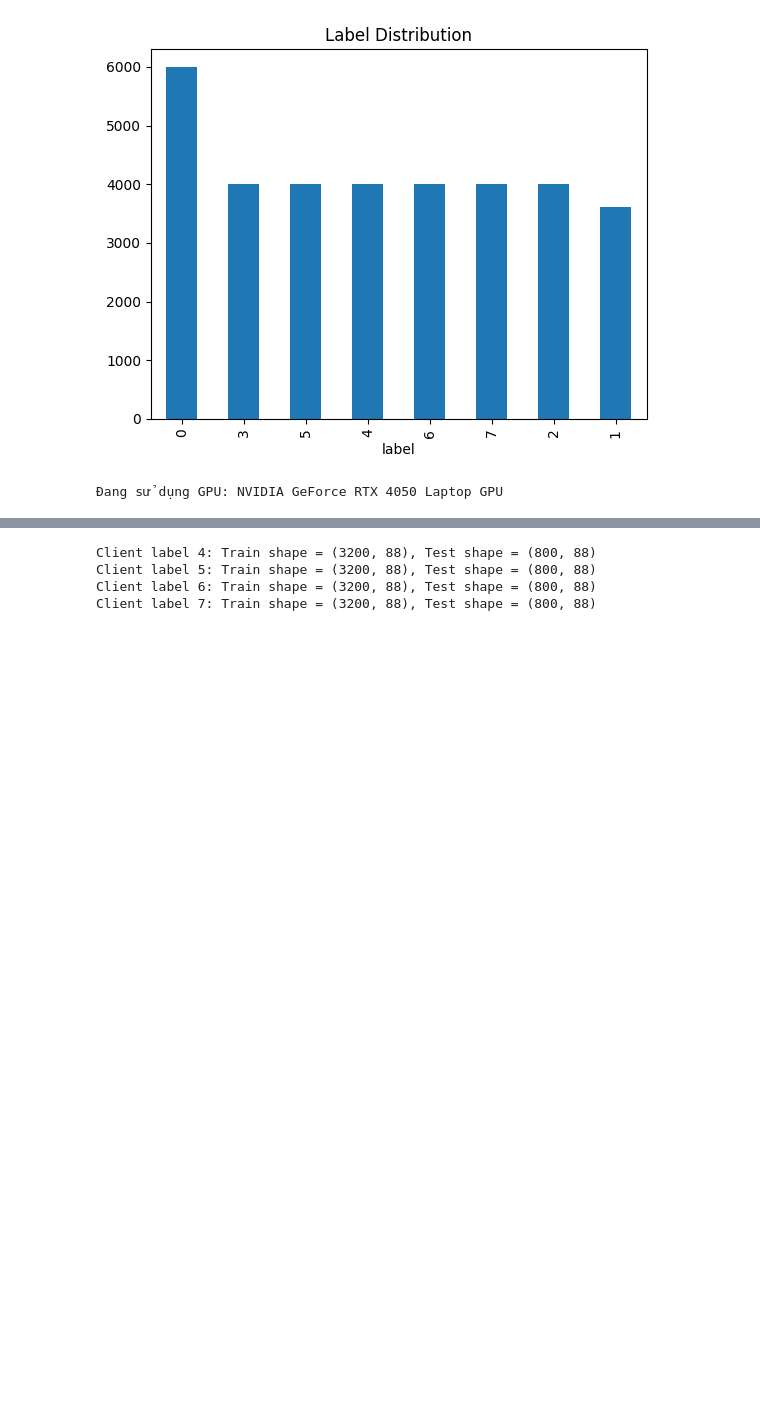
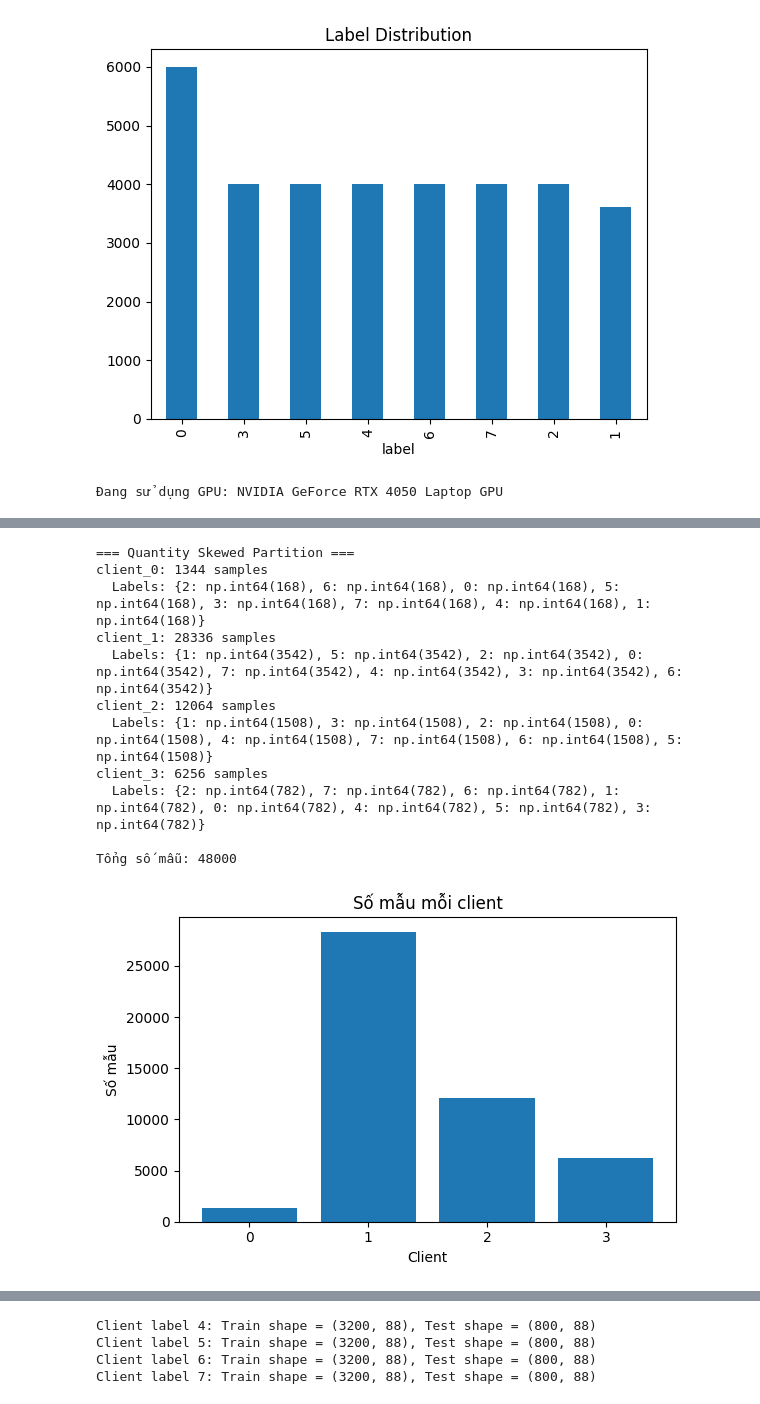
Before and after one commit to J4ck13Ch4n/Federated_Learning, a Jupyter notebook: CIC-IoT-DIAD-2024-IoT-Device-Identification-Anomaly-Detection-using-Diffusion-Models-BiRNN/Federated_Learning_IoT_Anomaly_Detection.ipynb, the cells around one changed output, grey strips where cells are left out. Saved outputs shown, nothing was run; the diff lists cells and outputs as text; code cells hidden in the pictures; blank space fills up the shorter version.

```diff
--- a/CIC-IoT-DIAD-2024-IoT-Device-Identification-Anomaly-Detection-using-Diffusion-Models-BiRNN/Federated_Learning_IoT_Anomaly_Detection.ipynb
+++ b/CIC-IoT-DIAD-2024-IoT-Device-Identification-Anomaly-Detection-using-Diffusion-Models-BiRNN/Federated_Learning_IoT_Anomaly_Detection.ipynb
@@ -201,4 +206,33 @@ Tổng số mẫu: 33618
 [figure]
+# %%
+from sklearn.utils import resample
+
+def oversample_client_df(client_df):
+    max_count = client_df['label'].value_counts().max()
+    dfs = []
+    for label in client_df['label'].unique():
+        df_label = client_df[client_df['label'] == label]
+        df_label_upsampled = resample(df_label, replace=True, n_samples=max_count, random_state=42)
+        dfs.append(df_label_upsampled)
+    return pd.concat(dfs).reset_index(drop=True)
+
+# Áp dụng cho từng client trong quantity_skewed_clients
+for client_id in quantity_skewed_clients:
+    quantity_skewed_clients[client_id] = oversample_client_df(quantity_skewed_clients[client_id])
+analyze_partition(quantity_skewed_clients, "Quantity Skewed Partition")
+# %% [output]
+=== Quantity Skewed Partition ===
+client_0: 1344 samples
+  Labels: {2: np.int64(168), 6: np.int64(168), 0: np.int64(168), 5: np.int64(168), 3: np.int64(168), 7: np.int64(168), 4: np.int64(168), 1: np.int64(168)}
+client_1: 28336 samples
+  Labels: {1: np.int64(3542), 5: np.int64(3542), 2: np.int64(3542), 0: np.int64(3542), 7: np.int64(3542), 4: np.int64(3542), 3: np.int64(3542), 6: np.int64(3542)}
+client_2: 12064 samples
+  Labels: {1: np.int64(1508), 3: np.int64(1508), 2: np.int64(1508), 0: np.int64(1508), 4: np.int64(1508), 7: np.int64(1508), 6: np.int64(1508), 5: np.int64(1508)}
+client_3: 6256 samples
+  Labels: {2: np.int64(782), 7: np.int64(782), 6: np.int64(782), 1: np.int64(782), 0: np.int64(782), 4: np.int64(782), 5: np.int64(782), 3: np.int64(782)}
+
+Tổng số mẫu: 48000
+[figure, added]
 # %%
 # 4. Huấn luyện mô hình nền tảng (BiLSTM)
 foundation_labels = sorted(df['label'].unique())[:4]
```
Also changed, not shown: parts of 7 cells of this notebook.
